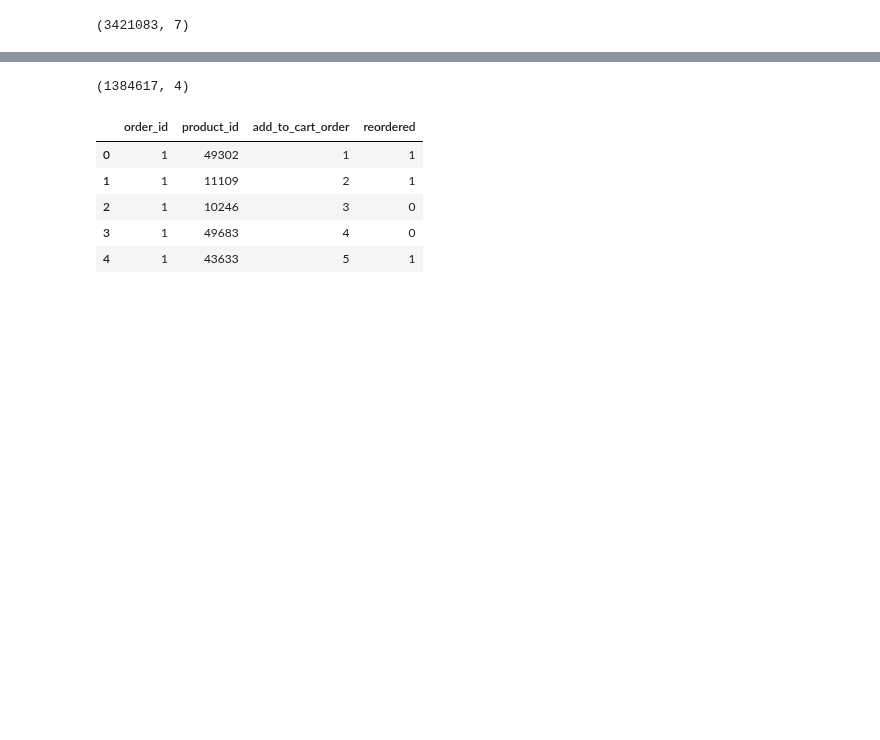
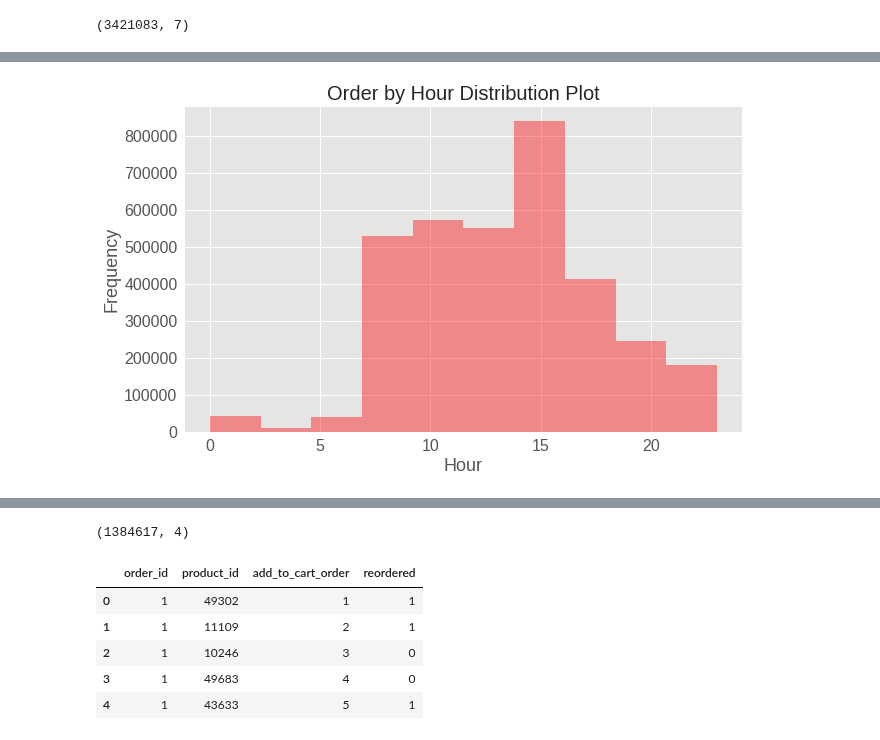
Before and after one commit to alekseisolovev/kaggle, a Jupyter notebook: instacart-market/instacart_market_basket_analysis_eda.ipynb, the cells around one changed output, grey strips where cells are left out. Drawn from its saved outputs; the diff is of its cells as text; code cells hidden in the pictures; blank space fills up the shorter version.

```diff
--- a/instacart-market/instacart_market_basket_analysis_eda.ipynb
+++ b/instacart-market/instacart_market_basket_analysis_eda.ipynb
@@ -27,0 +19,3 @@ orders.head()
+# %%
+orders.days_since_prior_order.fillna(orders.days_since_prior_order.median(), inplace=True)
+orders.head()
@@ -27,0 +29,12 @@ orders.head()
+# %%
+fig = plt.figure(figsize=(10,6))
+plt.tick_params(labelsize=16)
+
+sns.distplot(orders.order_hour_of_day, bins=10, kde=False, color='red')
+
+plt.xlabel('Hour', fontsize=18)
+plt.ylabel('Frequency', fontsize=18)
+plt.title('Order by Hour Distribution Plot', fontsize=20)
+plt.show()
+# %% [output]
+[figure, added]
```
Also changed, not shown: parts of 24 cells of this notebook.
